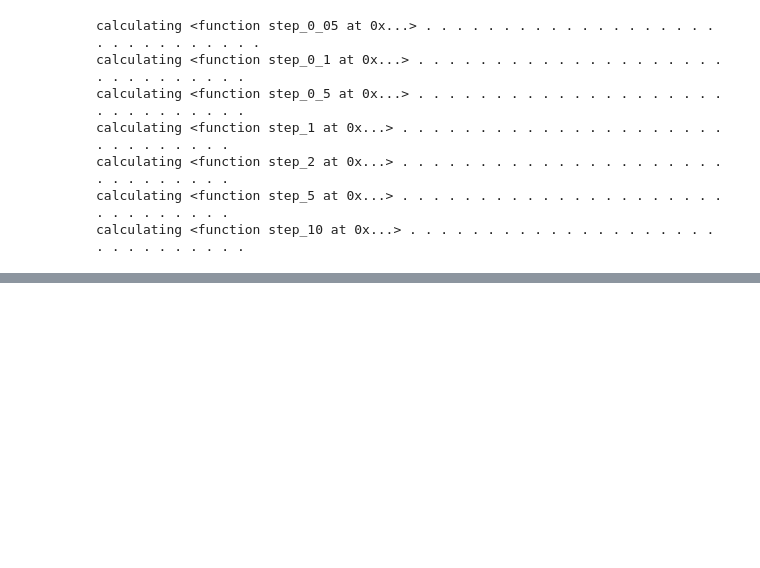
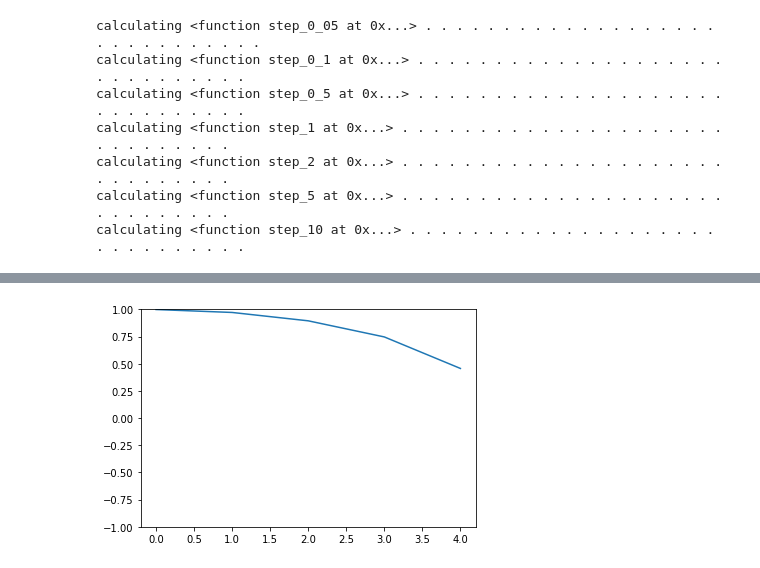
Before and after one commit to phlippieb/mpy, a Jupyter notebook: FLC functions.ipynb, the cells around one changed output, grey strips where cells are left out. Cells and saved outputs as stored; diff of their text form; code cells hidden in the pictures; blank space fills up the shorter version.

```diff
--- a/FLC functions.ipynb
+++ b/FLC functions.ipynb
@@ -380,0 +537,87 @@ LSN
+# %%
+# Data representation:
+
+from matplotlib import pyplot as plt
+
+from psodroc.measures import funnels
+
+print '\nFDC'
+ymin = -1.
+ymax = 1.
+axes = plt.gca()
+axes.set_ylim([ymin, ymax])
+plt.plot(fdcss)
+plt.show()
+
+print '\nDM'
+ymin = -funnels._dispersion_const(1)
+ymax = 1 - funnels._dispersion_const(1)
+axes = plt.gca()
+axes.set_ylim([ymin, ymax])
+plt.plot(dmss)
+plt.show()
+
+print '\nG_avg'
+ymin = 0
+ymax = np.max(g_avgss)
+axes = plt.gca()
+axes.set_ylim([ymin, ymax])
+plt.plot(g_avgss)
+plt.show()
+
+print '\nG_dev'
+ymin = 0
+ymax = np.max(g_devss)
+axes = plt.gca()
+axes.set_ylim([ymin, ymax])
+plt.plot(g_devss)
+plt.show()
+
+print '\nPN'
+ymin = 0.
+ymax = 1.
+axes = plt.gca()
+axes.set_ylim([ymin, ymax])
+plt.plot(pnss)
+plt.show()
+
+print '\nLSN'
+ymin = 0.
+ymax = 1.
+axes = plt.gca()
+axes.set_ylim([ymin, ymax])
+plt.plot(lsnss)
+plt.show()
+
+print '\nFEM_0_1'
+ymin = 0.
+ymax = 1.
+axes = plt.gca()
+axes.set_ylim([ymin, ymax])
+plt.plot(fem1ss)
+plt.show()
+
+print '\nFEM_0_01'
+ymin = 0.
+ymax = 1.
+axes = plt.gca()
+axes.set_ylim([ymin, ymax])
+plt.plot(fem01ss)
+plt.show()
+
+print '\nFCI_socs'
+ymin = 0.
+ymax = 1.
+axes = plt.gca()
+axes.set_ylim([ymin, ymax])
+plt.plot(fci_socss)
+plt.show()
+
+print '\nFCI_cogss'
+ymin = 0.
+ymax = 1.
+axes = plt.gca()
+axes.set_ylim([ymin, ymax])
+plt.plot(fci_cogss)
+plt.show()
+# %% [output]
@@ -380,0 +625 @@ LSN
+[figure, added]
```
Also changed, not shown: parts of 8 cells of this notebook.
